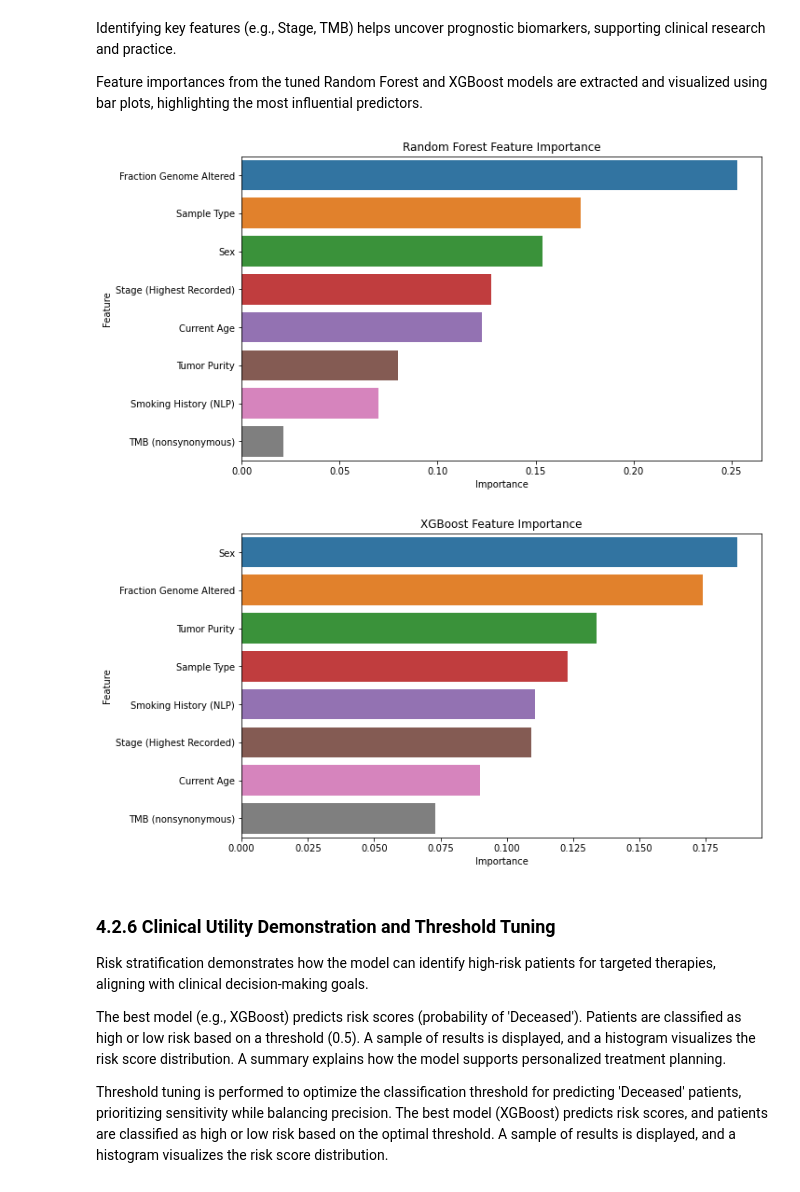
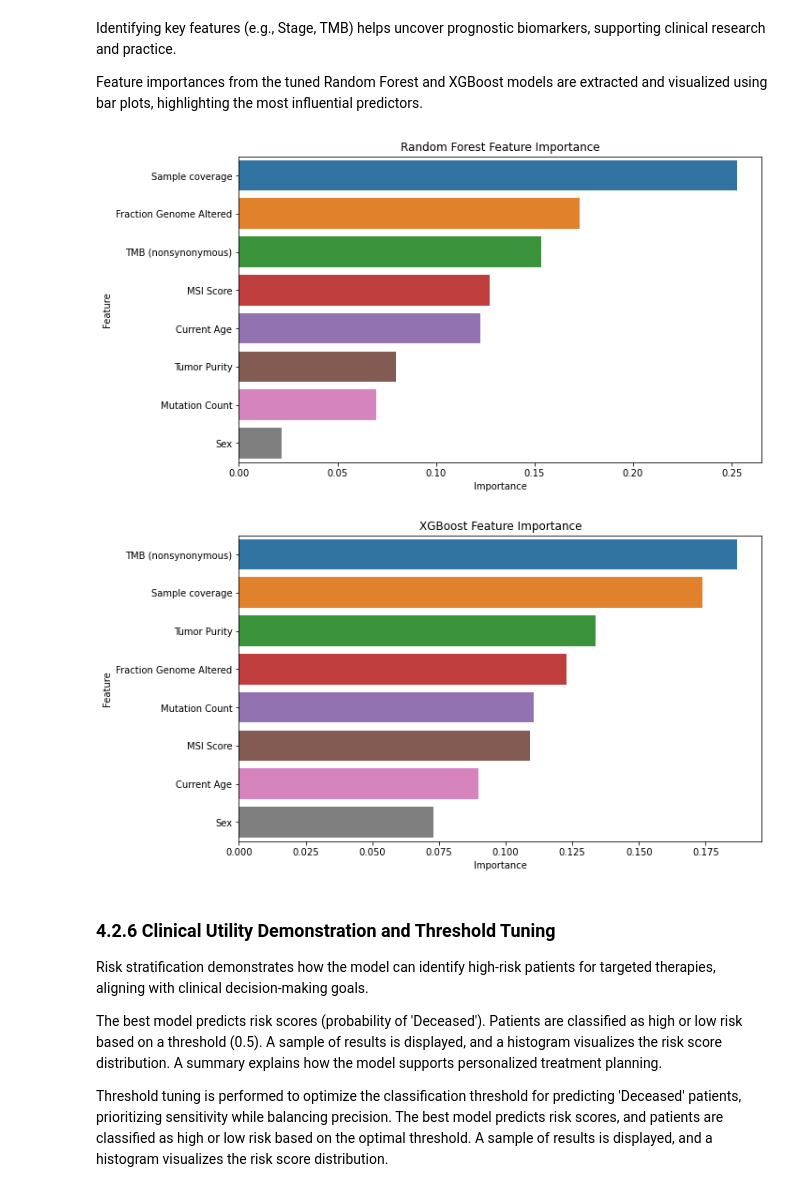
Before and after one commit to chriskarta/Pancreatic-Cancer-Survival-Prediction, a Jupyter notebook: index.ipynb, the cells around one changed output. Saved outputs shown, nothing was run; the diff lists cells and outputs as text; code cells hidden in the pictures.

Commit message:
Process and pipeline organizing final

```diff
--- a/index.ipynb
+++ b/index.ipynb
@@ -154,6 +199,7 @@ The data set is large with 53 columns, we decided to drop certain columns to foc
 # %%
 # Dropping columns and focusing on the selected columns
 df_filtered = df_filtered[[
+    'Patient ID','Sample ID','Cancer Type','Cancer Type Detailed','Primary Tumor Site',
     'Overall Survival Status','Overall Survival (Months)','Current Age','Sex','Race','Stage (Highest Recorded)',
     'Ethnicity','Smoking History (NLP)','Sample Type','Metastatic Site','TMB (nonsynonymous)','Tumor Purity','Fraction Genome Altered',
     'MSI Score','Mutation Count','Sample coverage'
@@ -694,7 +741,7 @@ Random Forest is robust for handling non-linear relationships and feature intera
 A Random Forest model is trained on the preprocessed data (X_train, y_train). Performance is evaluated using classification_report (accuracy, precision, recall, F1-score) and ROC-AUC. The ROC curve is plotted for visualization.
 # %%
 # Random Forest Classifier
-rf_model = RandomForestClassifier(random_state=42)
+rf_model = RandomForestClassifier(class_weight='balanced',random_state=42)
 rf_model.fit(X_train, y_train)
 rf_pred = rf_model.predict(X_test)
 rf_prob = rf_model.predict_proba(X_test)[:, 1]
@@ -860,33 +952,33 @@ Feature importances from the tuned Random Forest and XGBoost models are extracte
 # %%
 # Feature importance for Random Forest
 rf_importances = pd.DataFrame({
-    'Feature': X_processed.columns,
+    'Feature': X.columns,
     'Importance': rf_best.feature_importances_
 }).sort_values('Importance', ascending=False)
 
 plt.figure(figsize=(10, 6))
 sns.barplot(x='Importance', y='Feature', data=rf_importances)
 plt.title('Random Forest Feature Importance')
 plt.show()
 
 # Feature importance for XGBoost
 xgb_importances = pd.DataFrame({
-    'Feature': X_processed.columns,
+    'Feature': X.columns,
     'Importance': xgb_best.feature_importances_
 }).sort_values('Importance', ascending=False)
 
 plt.figure(figsize=(10, 6))
 sns.barplot(x='Importance', y='Feature', data=xgb_importances)
 plt.title('XGBoost Feature Importance')
 plt.show()
 # %% [output]
-[figure, old version]
+[figure, new version]
-[figure, old version]
+[figure, new version]
 # %% [markdown]
 ### 4.2.6 Clinical Utility Demonstration and Threshold Tuning
 Risk stratification demonstrates how the model can identify high-risk patients for targeted therapies, aligning with clinical decision-making goals.
 
-The best model (e.g., XGBoost) predicts risk scores (probability of 'Deceased'). Patients are classified as high or low risk based on a threshold (0.5). A sample of results is displayed, and a histogram visualizes the risk score distribution. A summary explains how the model supports personalized treatment planning.
+The best model predicts risk scores (probability of 'Deceased'). Patients are classified as high or low risk based on a threshold (0.5). A sample of results is displayed, and a histogram visualizes the risk score distribution. A summary explains how the model supports personalized treatment planning.
 
-Threshold tuning is performed to optimize the classification threshold for predicting 'Deceased' patients, prioritizing sensitivity while balancing precision. The best model (XGBoost) predicts risk scores, and patients are classified as high or low risk based on the optimal threshold. A sample of results is displayed, and a histogram visualizes the risk score distribution.
+Threshold tuning is performed to optimize the classification threshold for predicting 'Deceased' patients, prioritizing sensitivity while balancing precision. The best model predicts risk scores, and patients are classified as high or low risk based on the optimal threshold. A sample of results is displayed, and a histogram visualizes the risk score distribution.
 # %%
```
Also changed, not shown: parts of 22 cells of this notebook, 1 other file.
